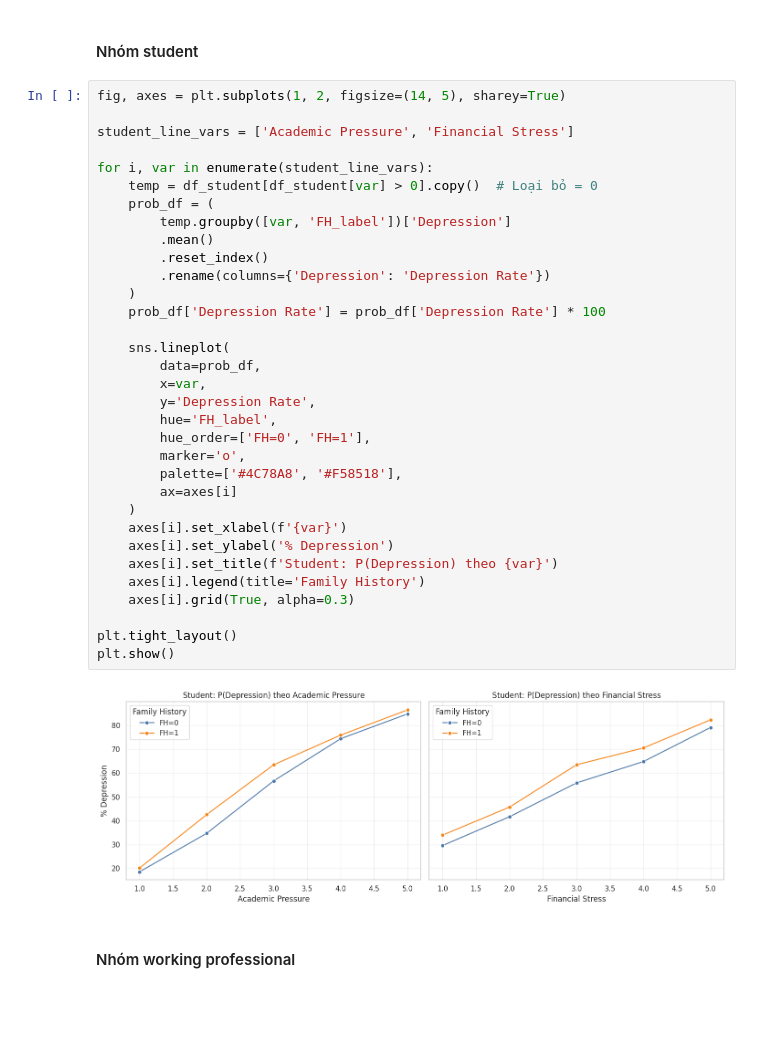
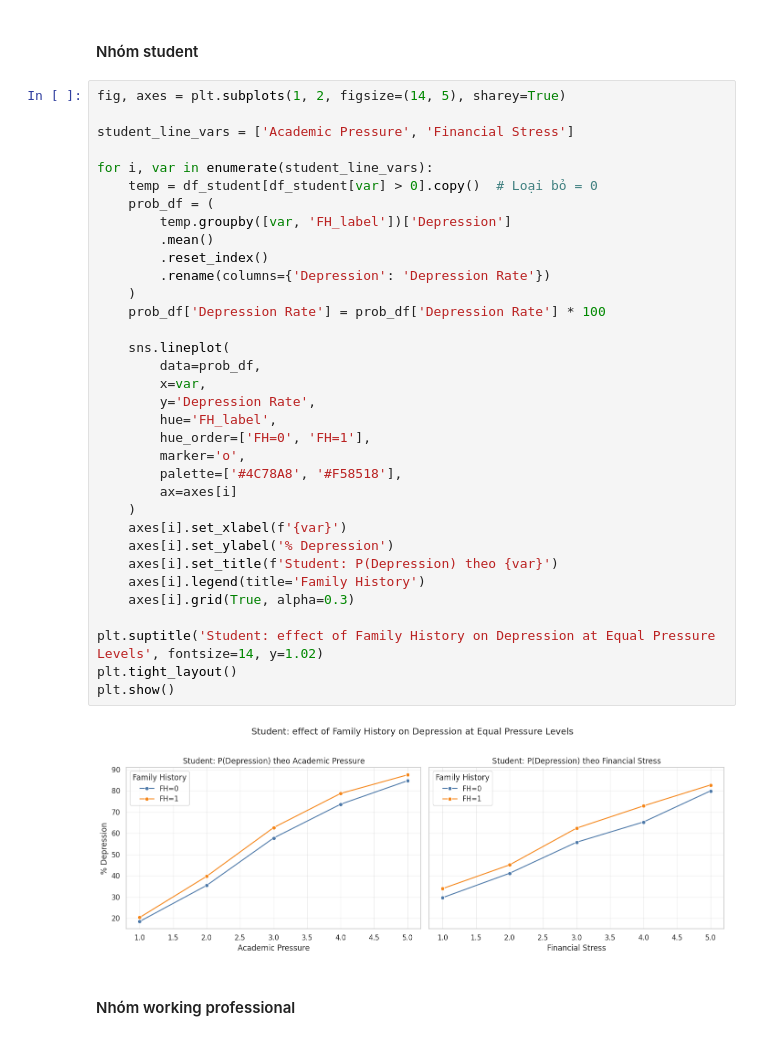
Before and after one commit to phamhuongtra/depression_analysis, a Jupyter notebook: question3.ipynb, the cells around one changed output. Drawn from its saved outputs; the diff is of its cells as text; blank space fills up the shorter version.

Commit message:
fix: name of chart

```diff
--- a/question3.ipynb
+++ b/question3.ipynb
@@ -292,34 +292,35 @@ student_line_vars = ['Academic Pressure', 'Financial Stress']
 
 for i, var in enumerate(student_line_vars):
     temp = df_student[df_student[var] > 0].copy()  # Loại bỏ = 0
     prob_df = (
         temp.groupby([var, 'FH_label'])['Depression']
         .mean()
         .reset_index()
         .rename(columns={'Depression': 'Depression Rate'})
     )
     prob_df['Depression Rate'] = prob_df['Depression Rate'] * 100
 
     sns.lineplot(
         data=prob_df,
         x=var,
         y='Depression Rate',
         hue='FH_label',
         hue_order=['FH=0', 'FH=1'],
         marker='o',
         palette=['#4C78A8', '#F58518'],
         ax=axes[i]
     )
     axes[i].set_xlabel(f'{var}')
     axes[i].set_ylabel('% Depression')
     axes[i].set_title(f'Student: P(Depression) theo {var}')
     axes[i].legend(title='Family History')
     axes[i].grid(True, alpha=0.3)
 
+plt.suptitle('Student: effect of Family History on Depression at Equal Pressure Levels', fontsize=14, y=1.02)
 plt.tight_layout()
 plt.show()
 # %% [output]
-[figure, old version]
+[figure, new version]
 # %% [markdown]
 #### Nhóm working professional
 # %%
```
Also changed, not shown: parts of 7 cells of this notebook.
